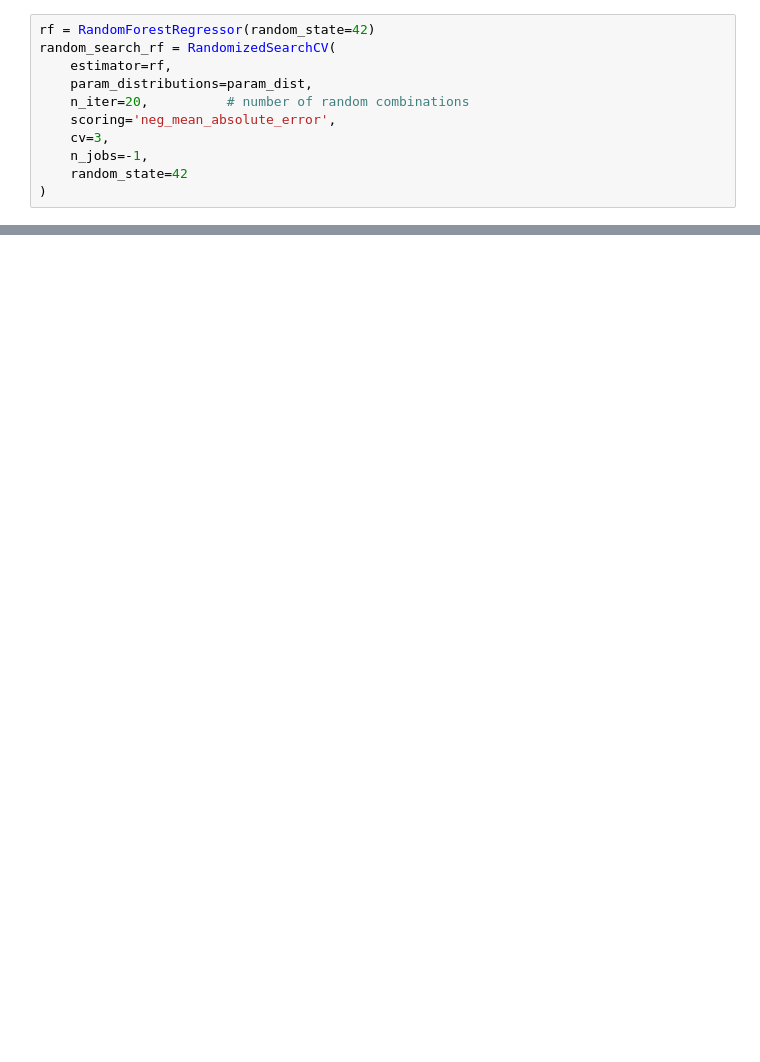
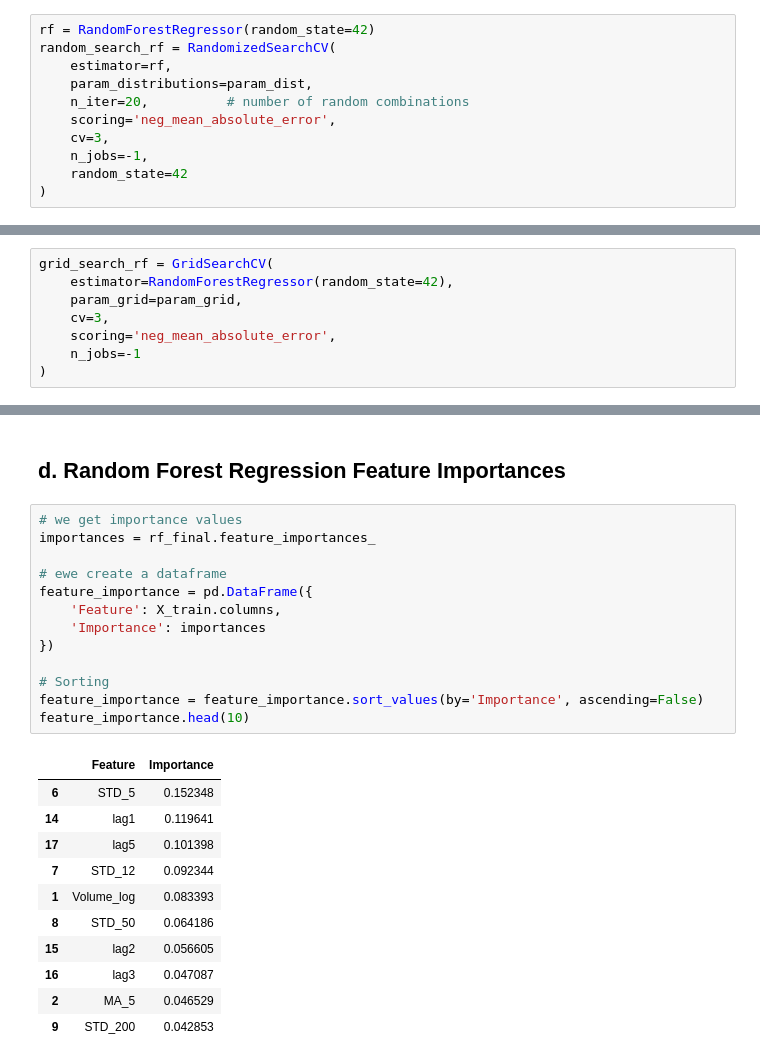
Before and after one commit to njorogepaul-moghul/Nairobi-Stocks-Exchange-project, a Jupyter notebook: notebooks/Modelling Phase/SAFARICOM Modelling/Safaricom Modelling phase.ipynb, the cells around one changed output, grey strips where cells are left out. Saved outputs shown, nothing was run; the diff lists cells and outputs as text; blank space fills up the shorter version.

```diff
--- a/notebooks/Modelling Phase/SAFARICOM Modelling/Safaricom Modelling phase.ipynb
+++ b/notebooks/Modelling Phase/SAFARICOM Modelling/Safaricom Modelling phase.ipynb
@@ -344,0 +347,8 @@ Random Search Best RF params: {'n_estimators': 400, 'min_samples_split': 2, 'min
+# %%
+grid_search_rf = GridSearchCV(
+    estimator=RandomForestRegressor(random_state=42),
+    param_grid=param_grid,
+    cv=3,
+    scoring='neg_mean_absolute_error',
+    n_jobs=-1
+)
@@ -344,0 +393,27 @@ Random Search Best RF params: {'n_estimators': 400, 'min_samples_split': 2, 'min
+# %% [markdown]
+## d. Random Forest Regression Feature Importances
+# %%
+# we get importance values
+importances = rf_final.feature_importances_
+
+# ewe create a dataframe
+feature_importance = pd.DataFrame({
+    'Feature': X_train.columns,
+    'Importance': importances
+})
+
+# Sorting
+feature_importance = feature_importance.sort_values(by='Importance', ascending=False)
+feature_importance.head(10)
+# %% [output]
+|  | Feature | Importance |
+| 6 | STD_5 | 0.152348 |
+| 14 | lag1 | 0.119641 |
+| 17 | lag5 | 0.101398 |
+| 7 | STD_12 | 0.092344 |
+| 1 | Volume_log | 0.083393 |
+| 8 | STD_50 | 0.064186 |
+| 15 | lag2 | 0.056605 |
+| 16 | lag3 | 0.047087 |
+| 2 | MA_5 | 0.046529 |
+| 9 | STD_200 | 0.042853 |
```
Also changed, not shown: parts of 44 cells of this notebook, 5 other files.
